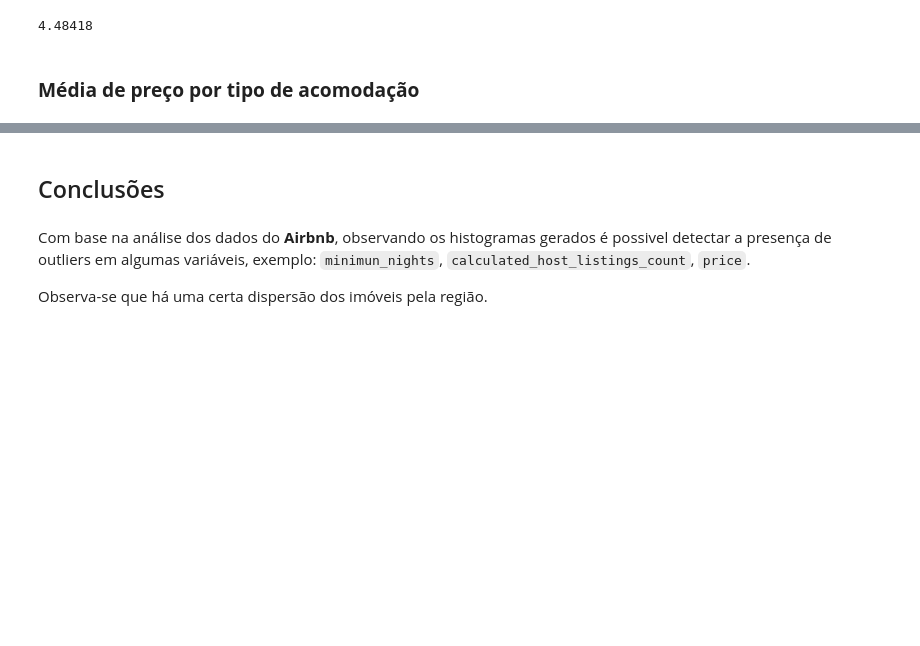
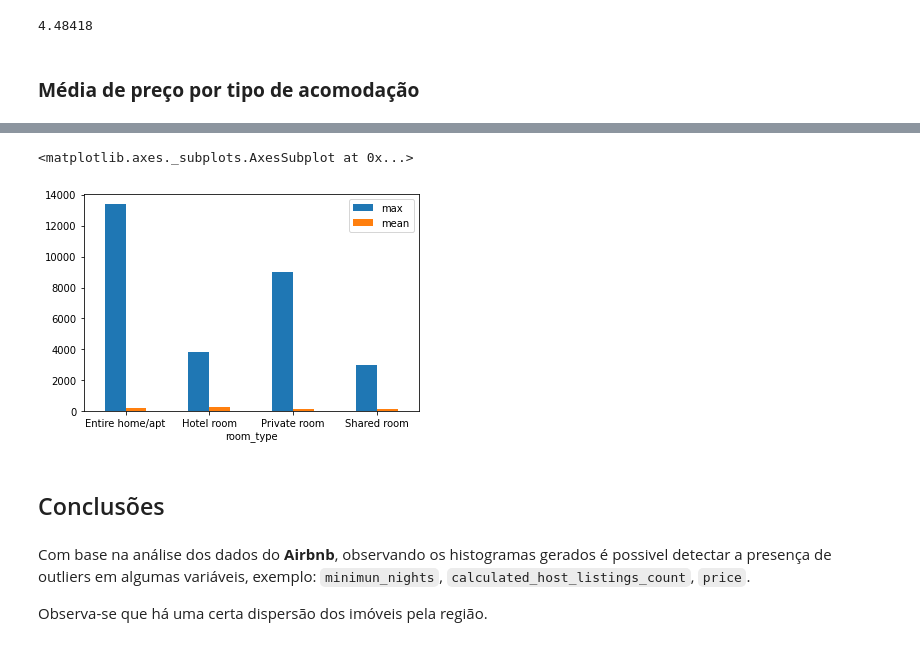
Before and after one commit to DevLeoo/florence-airbnb-analysis, a Jupyter notebook: Florença_Analisando_os_Dados_do_Airbnb.ipynb, the cells around one changed output, grey strips where cells are left out. Drawn from its saved outputs; the diff is of its cells as text; code cells hidden in the pictures; blank space fills up the shorter version.

```diff
--- a/Florença_Analisando_os_Dados_do_Airbnb.ipynb
+++ b/Florença_Analisando_os_Dados_do_Airbnb.ipynb
@@ -237,6 +236,14 @@ pandas.core.frame.DataFrame
 | Hotel room | 3814 | 39 | 287.41 |
 | Private room | 9000 | 10 | 134.73 |
 | Shared room | 3000 | 9 | 133.87 |
+# %%
+# removendo a coluna min
+price_statistic = price_statistic.drop(["min"], axis=1)
+# plotando o dataframe para visualizar o maximo e a media
+price_statistic.plot(kind="bar", rot=0)
+# %% [output]
+<matplotlib.axes._subplots.AxesSubplot at 0x...>
+[figure, added]
 # %% [markdown]
 ## Conclusões
 # %% [markdown]
```
Also changed, not shown: parts of 1 cell of this notebook.
